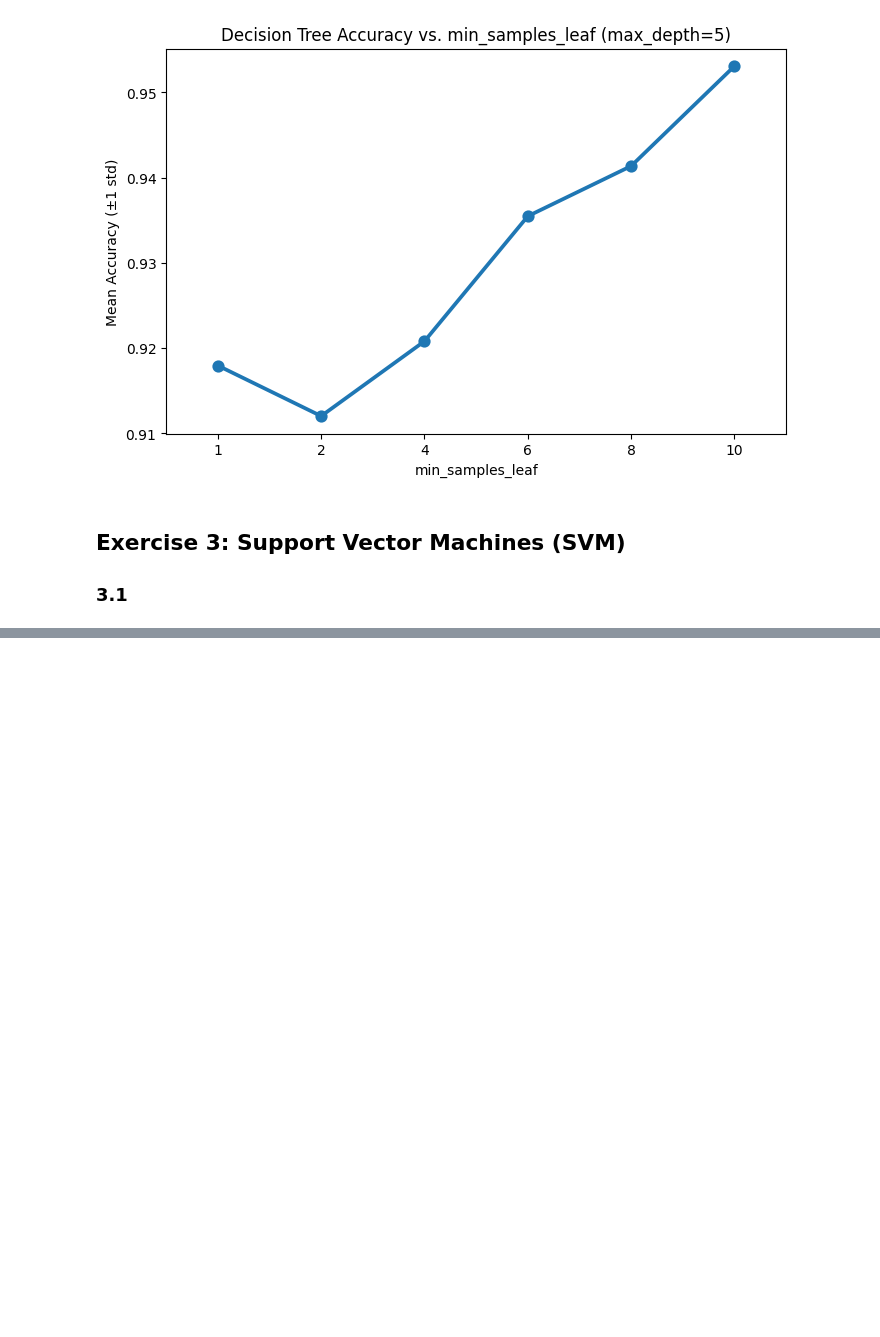
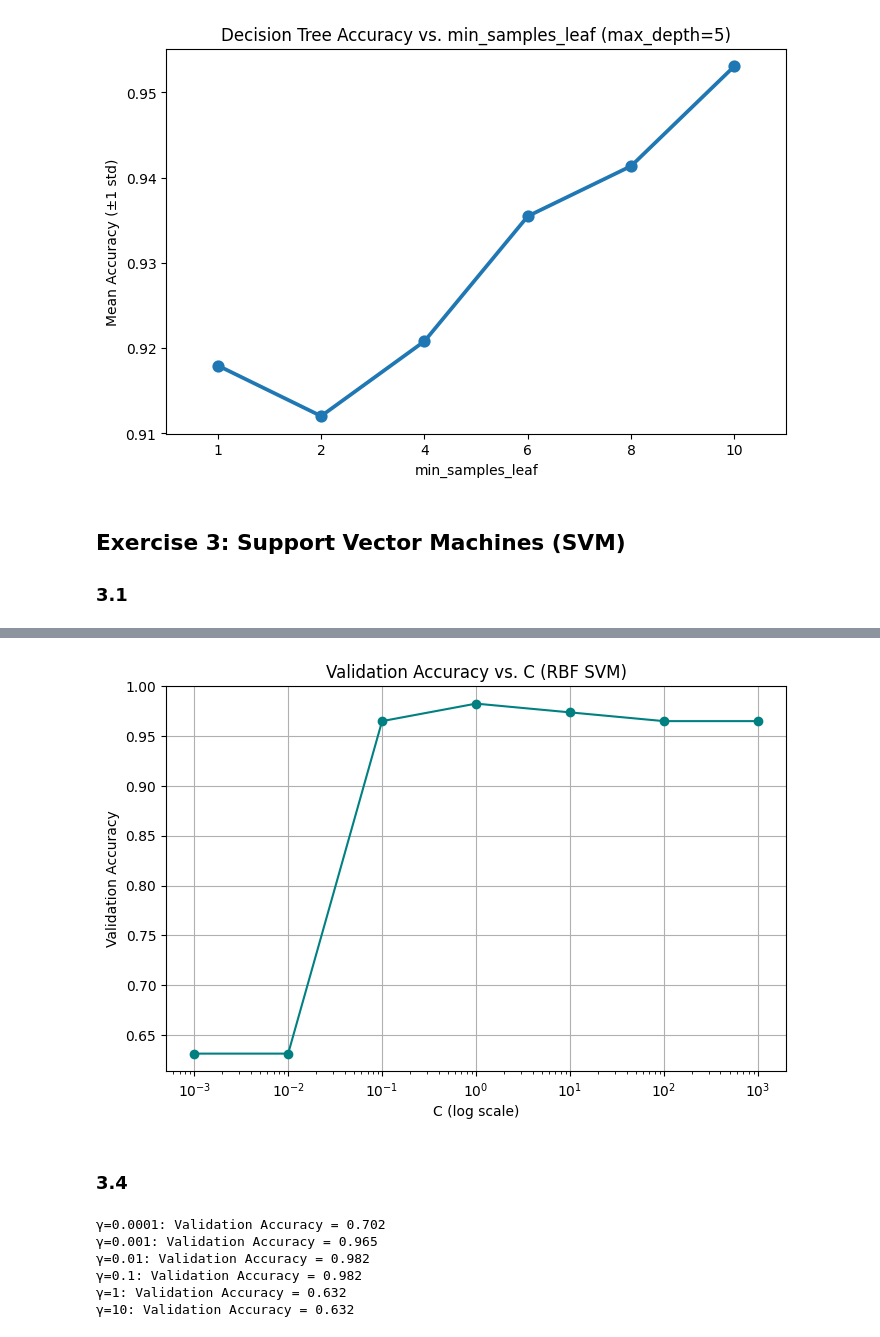
Before and after one commit to Thomabal/machinelearning2, a Jupyter notebook: Oblig2.ipynb, the cells around one changed output, grey strips where cells are left out. Cells and saved outputs as stored; diff of their text form; code cells hidden in the pictures; blank space fills up the shorter version.

```diff
--- a/Oblig2.ipynb
+++ b/Oblig2.ipynb
@@ -239,0 +352,11 @@ plt.show()
+# %%
+C_values = [0.001, 0.01, 0.1, 1, 10, 100, 1000]
+acc_scores = []
+
+for C in C_values:
+    svm_rbf = SVC(kernel='rbf', C=C, probability=True, random_state=42)
+    svm_rbf.fit(X_train_std, y_train)
+    y_pred = svm_rbf.predict(X_val_std)
+    acc = accuracy_score(y_val, y_pred)
+    acc_scores.append(acc)
+    print(f"C={C}: Validation Accuracy = {acc:.3f}")
@@ -239,0 +371,30 @@ plt.show()
+# %%
+plt.figure(figsize=(8,5))
+plt.semilogx(C_values, acc_scores, marker='o', linestyle='-', color='teal')
+plt.title("Validation Accuracy vs. C (RBF SVM)")
+plt.xlabel("C (log scale)")
+plt.ylabel("Validation Accuracy")
+plt.grid(True)
+plt.show()
+# %% [output]
+[figure, added]
+# %% [markdown]
+### 3.4
+# %%
+gamma_values = [0.0001, 0.001, 0.01, 0.1, 1, 10]
+acc_scores = []
+
+for g in gamma_values:
+    svm_rbf = SVC(kernel='rbf', C=1, gamma=g, probability=True, random_state=42)
+    svm_rbf.fit(X_train_std, y_train)
+    y_pred = svm_rbf.predict(X_val_std)
+    acc = accuracy_score(y_val, y_pred)
+    acc_scores.append(acc)
+    print(f"γ={g}: Validation Accuracy = {acc:.3f}")
+# %% [output]
+γ=0.0001: Validation Accuracy = 0.702
+γ=0.001: Validation Accuracy = 0.965
+γ=0.01: Validation Accuracy = 0.982
+γ=0.1: Validation Accuracy = 0.982
+γ=1: Validation Accuracy = 0.632
+γ=10: Validation Accuracy = 0.632
```
Also changed, not shown: parts of 26 cells of this notebook.
